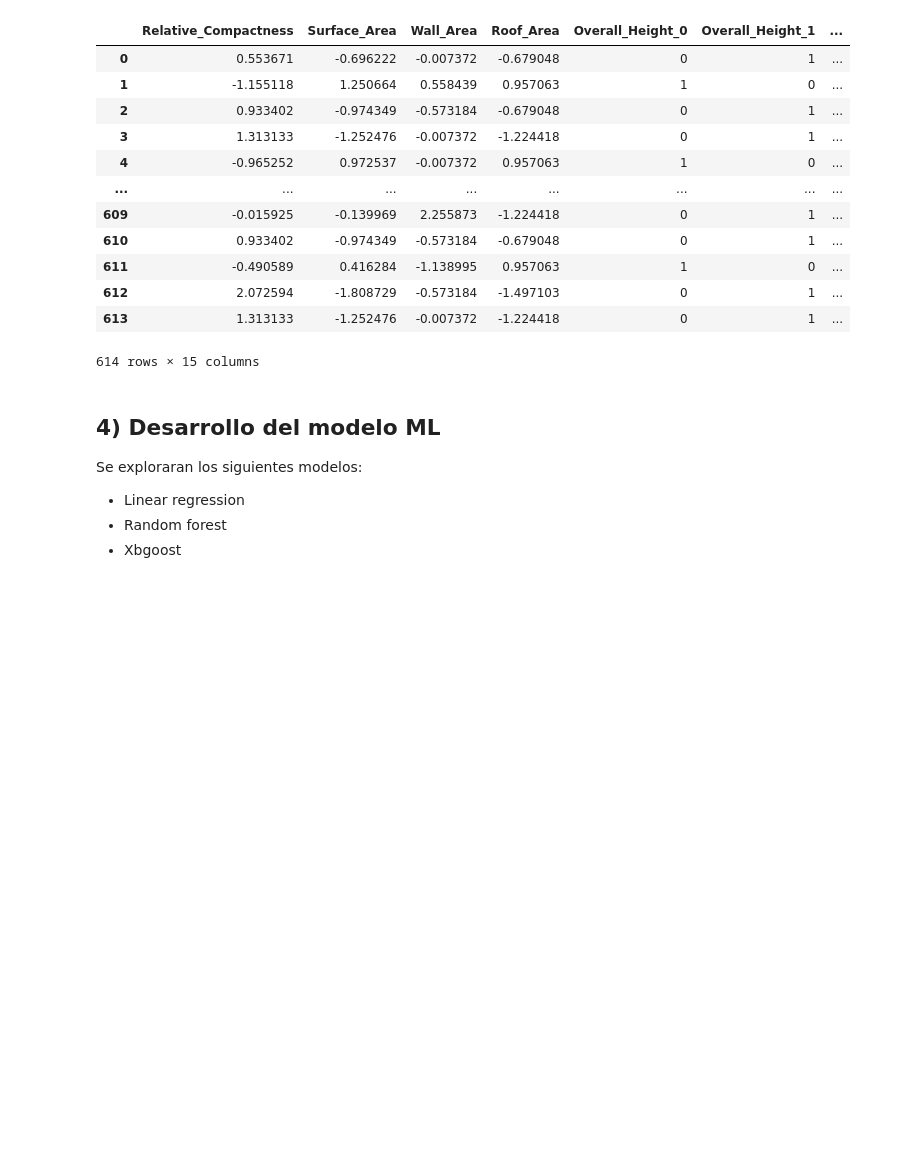
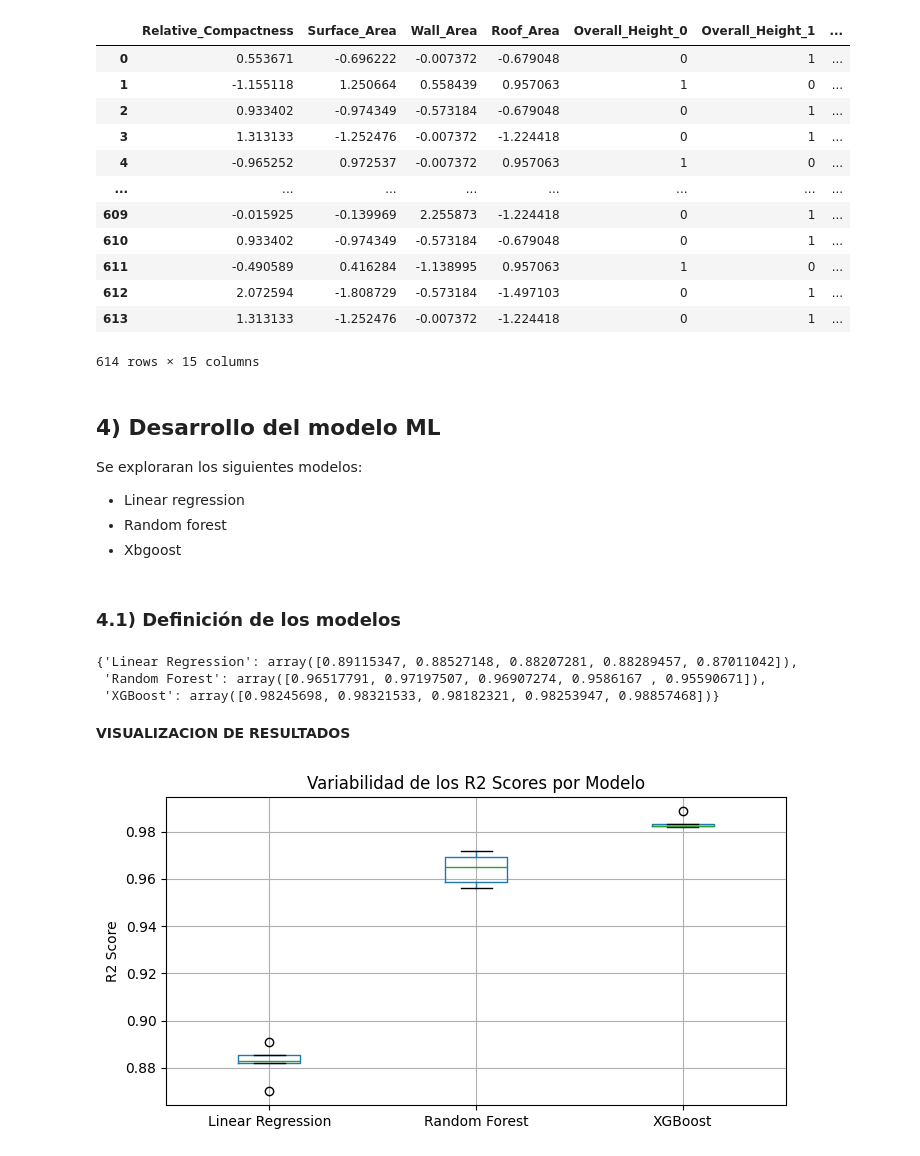
Before and after one commit to jmanuelc87/machine-learning-operations, a Jupyter notebook: mlops/notebooks/Experimental ML Process.ipynb, the cells around one changed output. Drawn from its saved outputs; the diff is of its cells as text; code cells hidden in the pictures; blank space fills up the shorter version.

Commit message:
Evaluación de modelos

```diff
--- a/mlops/notebooks/Experimental ML Process.ipynb
+++ b/mlops/notebooks/Experimental ML Process.ipynb
@@ -387,0 +385,2 @@ Se exploraran los siguientes modelos:
+# %% [markdown]
+ ### 4.1) Definición de los modelos
@@ -387,0 +396,50 @@ Se exploraran los siguientes modelos:
+# %%
+# 1) Creación de la función de entrenamiento y evaluación
+def train_and_evaluate_models(X:pd.DataFrame, y:pd.DataFrame): # Indicamos como parámetros el conjunto de datos de entrenamiento y evaluación
+    # Definimos los modelos dentro de un diccionario
+    diccionario_modelos = {
+        "Linear Regression": LinearRegression(n_jobs=-1),
+        "Random Forest": RandomForestRegressor(n_estimators=100, n_jobs=-1),
+        "XGBoost": XGBRegressor(n_estimators=100, use_label_encoder=False, eval_metric='rmse')
+    }
+
+    # Almacenar los resultados de validación cruzada
+    results = {}
+
+    for i in diccionario_modelos:
+        # Extracción del modelo del diccionario.
+        model = diccionario_modelos[i]
+
+        # Ejecutamos un cross validation
+        cv_scores = cross_val_score(estimator=model,
+                                    X= X, y= y, cv=5,
+                                    scoring='r2', n_jobs=-1) # devuelve una lista de los scores de cada iteración
+
+        # Guardamos los resultados en el diccionario
+        results[i] = cv_scores
+       # print(f"{model_name}: R2 Score Mean = {np.mean(cv_scores):.3f}, Std = {np.std(cv_scores):.3f}")
+
+    return results
+# %%
+# 2) Ejecución de la funcion
+resultados = train_and_evaluate_models(X=X_train, y=cooling_train)
+resultados
+# %% [output]
+{'Linear Regression': array([0.89115347, 0.88527148, 0.88207281, 0.88289457, 0.87011042]),
+ 'Random Forest': array([0.96517791, 0.97197507, 0.96907274, 0.9586167 , 0.95590671]),
+ 'XGBoost': array([0.98245698, 0.98321533, 0.98182321, 0.98253947, 0.98857468])}
+# %% [markdown]
+**VISUALIZACION DE RESULTADOS**
+# %%
+# Visualizacion de resultados por modelo
+# Convertir los resultados en un DataFrame para facilitar la visualización
+results_df = pd.DataFrame(data=resultados)
+
+# Generar el boxplot para visualizar la variabilidad de los resultados
+plt.figure(figsize=(8, 4))
+results_df.boxplot()
+plt.title("Variabilidad de los R2 Scores por Modelo")
+plt.ylabel("R2 Score")
+plt.show()
+# %% [output]
+[figure, added]
```
Also changed, not shown: parts of 2 cells of this notebook.
